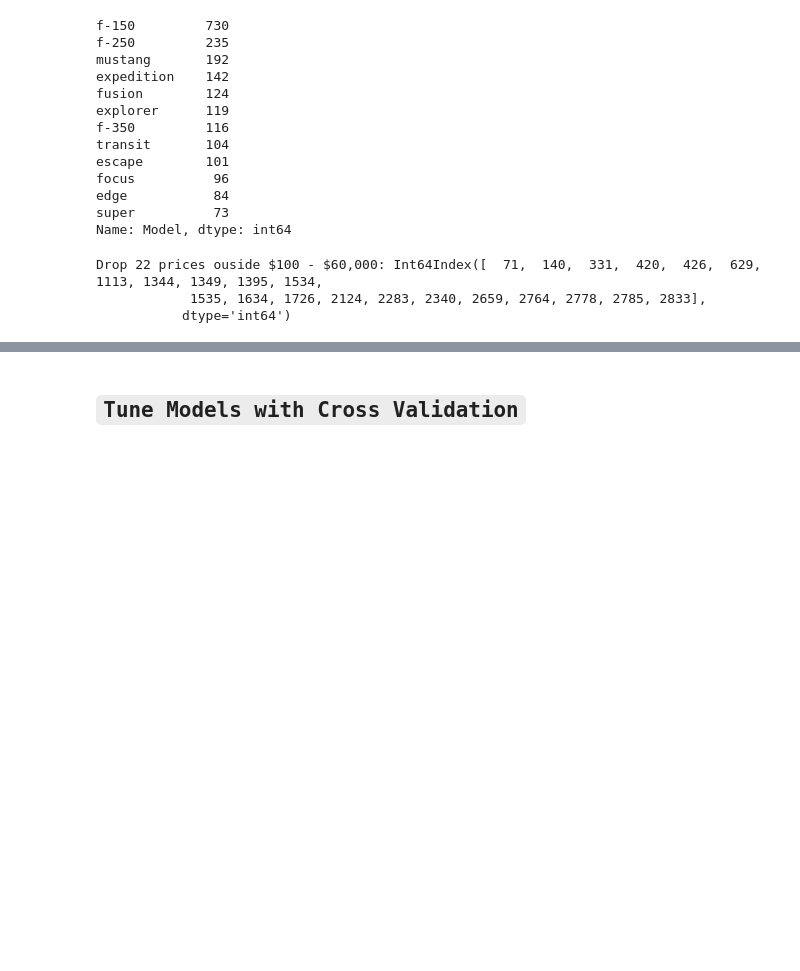
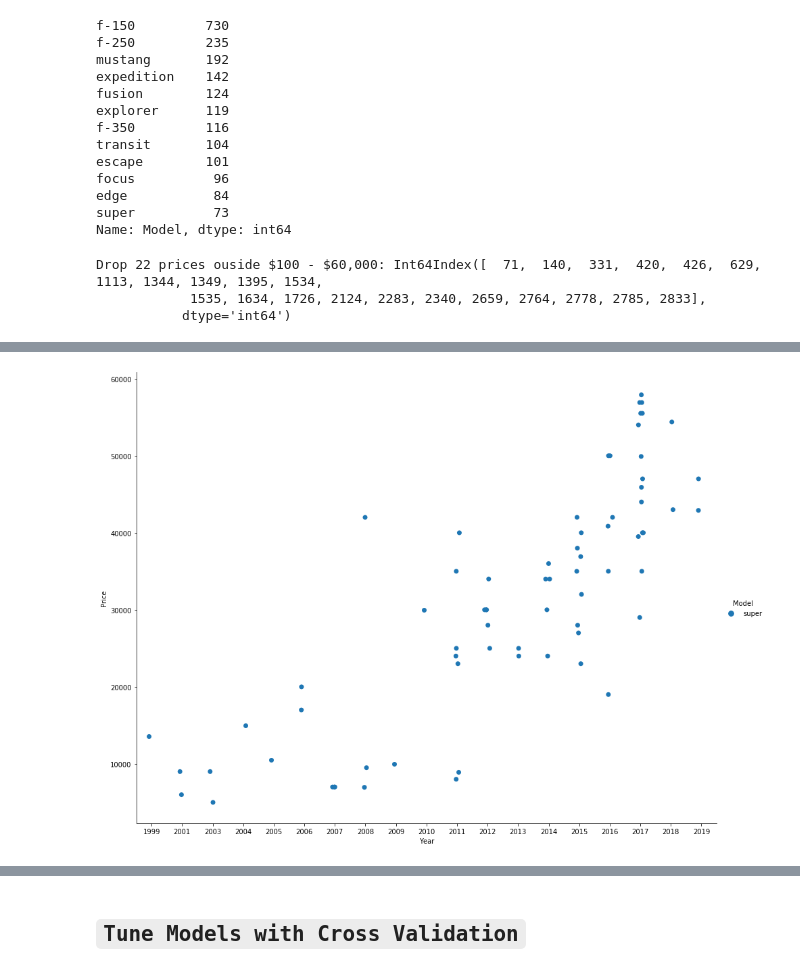
Before and after one commit to jkmackie/car_price_prediction, a Jupyter notebook: jupyter_notebooks/car_pricing_ford_v3.ipynb, the cells around one changed output, grey strips where cells are left out. Drawn from its saved outputs; the diff is of its cells as text; code cells hidden in the pictures; blank space fills up the shorter version.

```diff
--- a/jupyter_notebooks/car_pricing_ford_v3.ipynb
+++ b/jupyter_notebooks/car_pricing_ford_v3.ipynb
@@ -367,3 +469,9 @@ plt.show()
+# %%
+#Catplot by Year, Price, and Selected Model
+sns.catplot(x='Year',y='Price',hue='Model', data=vehs[vehs['Model']=='super'], height=10, aspect=1.3, s=7)  #s changes marker size
+plt.show()
+# %% [output]
+[figure, added]
 # %%
 vehs[(vehs['Model'] == 'f-250') & (vehs['Year'] == 1999)].sort_values(by='Price', ascending=False)[0:3]
 # %% [output]
```
Also changed, not shown: parts of 21 cells of this notebook.
